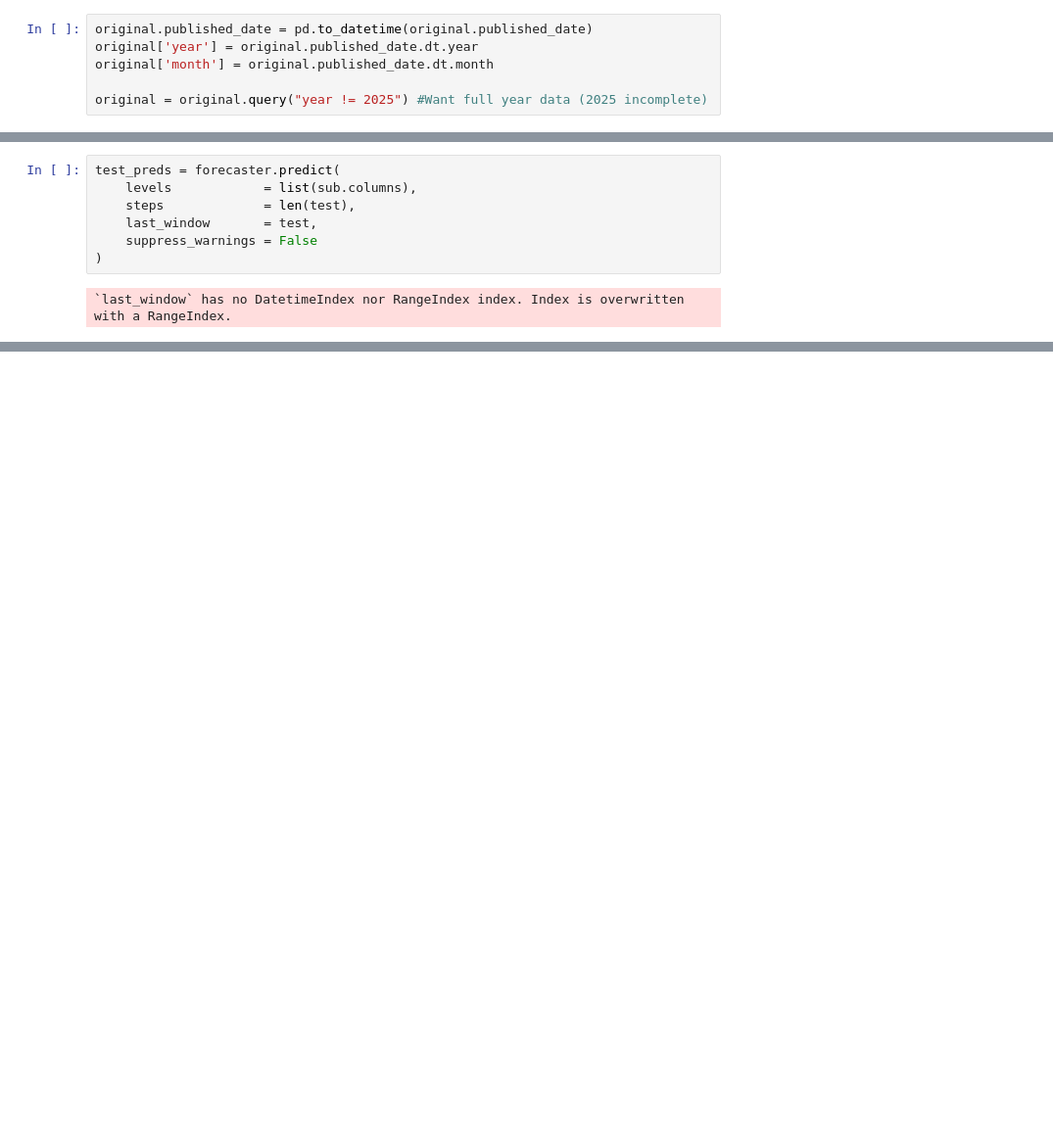
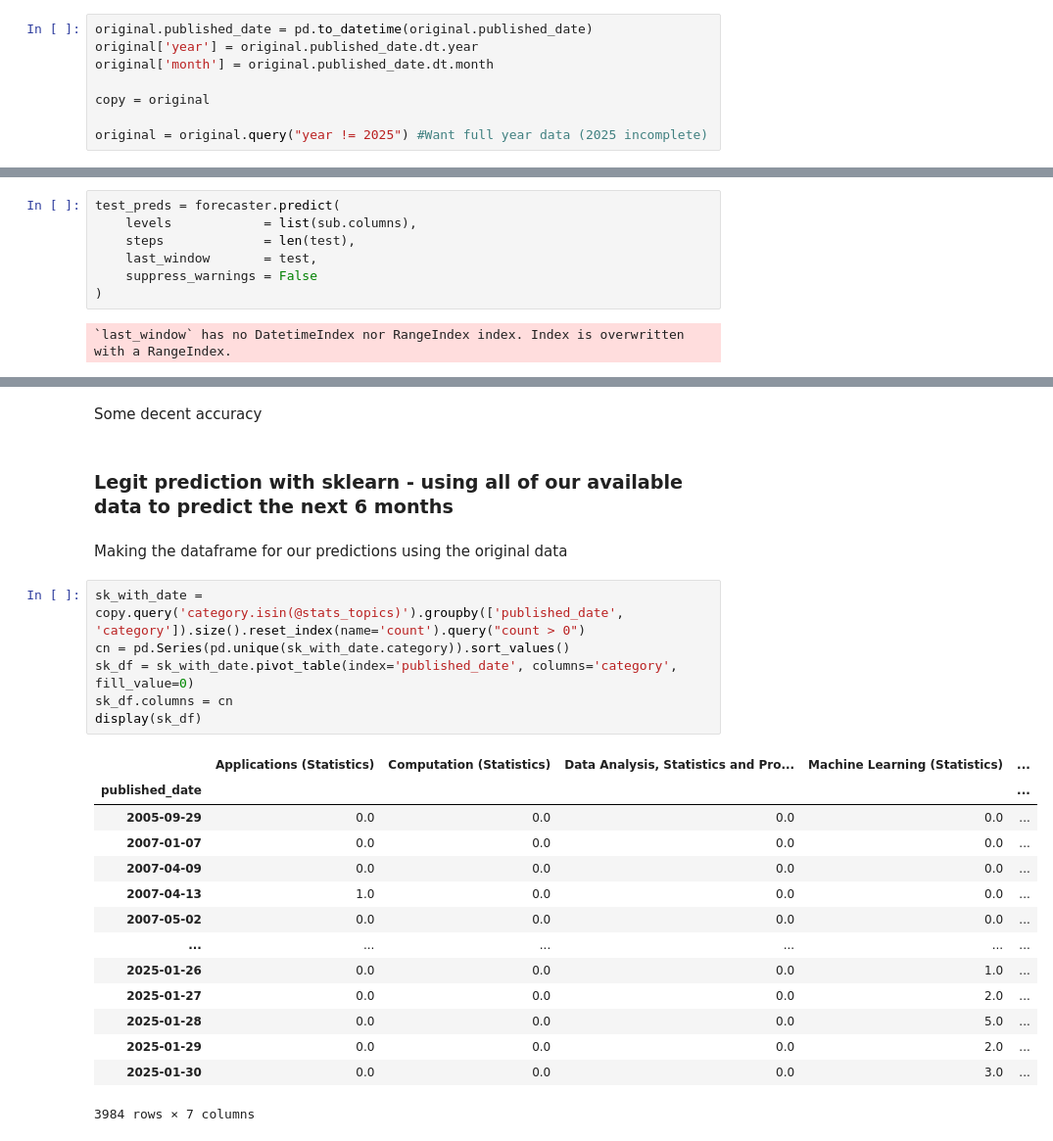
Before and after one commit to narenp12/stats140finalproj, a Jupyter notebook: stat.ipynb, the cells around one changed output, grey strips where cells are left out. Shown at 98% size. Saved outputs shown, nothing was run; the diff lists cells and outputs as text; blank space fills up the shorter version.

Commit message:
Finished stats nb time series part for now

```diff
--- a/stat.ipynb
+++ b/stat.ipynb
@@ -260,6 +260,8 @@ original.published_date = pd.to_datetime(original.published_date)
 original['year'] = original.published_date.dt.year
 original['month'] = original.published_date.dt.month
 
+copy = original
+
 original = original.query("year != 2025") #Want full year data (2025 incomplete)
 # %%
 categories = pd.Series(pd.unique(original.category))
@@ -526,0 +529,27 @@ mean_absolute_error(test_preds, test)
+# %% [markdown]
+Some decent accuracy
+# %% [markdown]
+### Legit prediction with sklearn - using all of our available data to predict the next 6 months
+# %% [markdown]
+Making the dataframe for our predictions using the original data
+# %%
+sk_with_date = copy.query('category.isin(@stats_topics)').groupby(['published_date', 'category']).size().reset_index(name='count').query("count > 0")
+cn = pd.Series(pd.unique(sk_with_date.category)).sort_values()
+sk_df = sk_with_date.pivot_table(index='published_date', columns='category', fill_value=0)
+sk_df.columns = cn
+display(sk_df)
+# %% [output]
+|  | Applications (Statistics) | Computation (Statistics) | Data Analysis, Statistics and Pro... | Machine Learning (Statistics) | ... |
+| published_date |  |  |  |  | ... |
+| 2005-09-29 | 0.0 | 0.0 | 0.0 | 0.0 | ... |
+| 2007-01-07 | 0.0 | 0.0 | 0.0 | 0.0 | ... |
+| 2007-04-09 | 0.0 | 0.0 | 0.0 | 0.0 | ... |
+| 2007-04-13 | 1.0 | 0.0 | 0.0 | 0.0 | ... |
+| 2007-05-02 | 0.0 | 0.0 | 0.0 | 0.0 | ... |
+| ... | ... | ... | ... | ... | ... |
+| 2025-01-26 | 0.0 | 0.0 | 0.0 | 1.0 | ... |
+| 2025-01-27 | 0.0 | 0.0 | 0.0 | 2.0 | ... |
+| 2025-01-28 | 0.0 | 0.0 | 0.0 | 5.0 | ... |
+| 2025-01-29 | 0.0 | 0.0 | 0.0 | 2.0 | ... |
+| 2025-01-30 | 0.0 | 0.0 | 0.0 | 3.0 | ... |
+3984 rows × 7 columns
```
Also changed, not shown: parts of 22 cells of this notebook.
